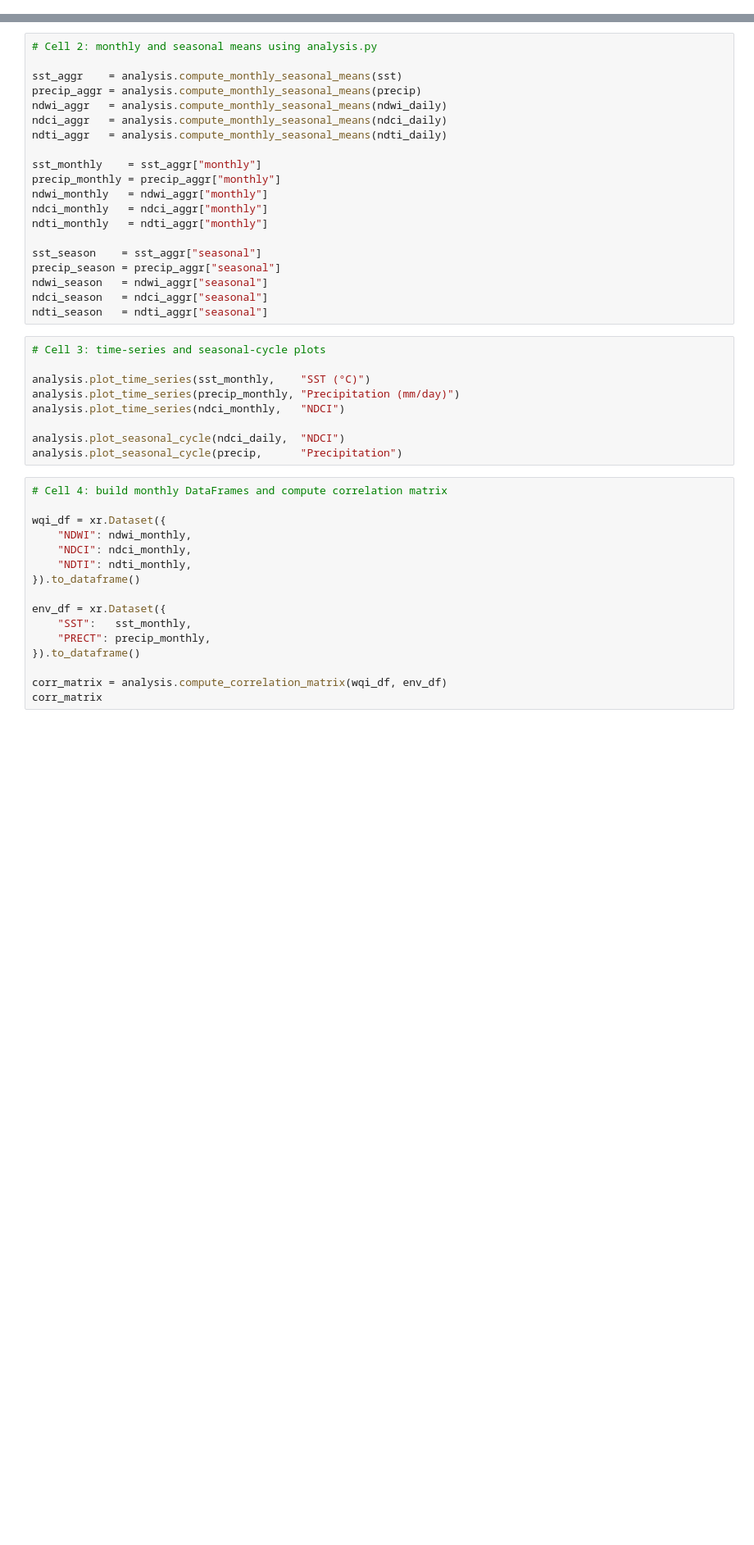
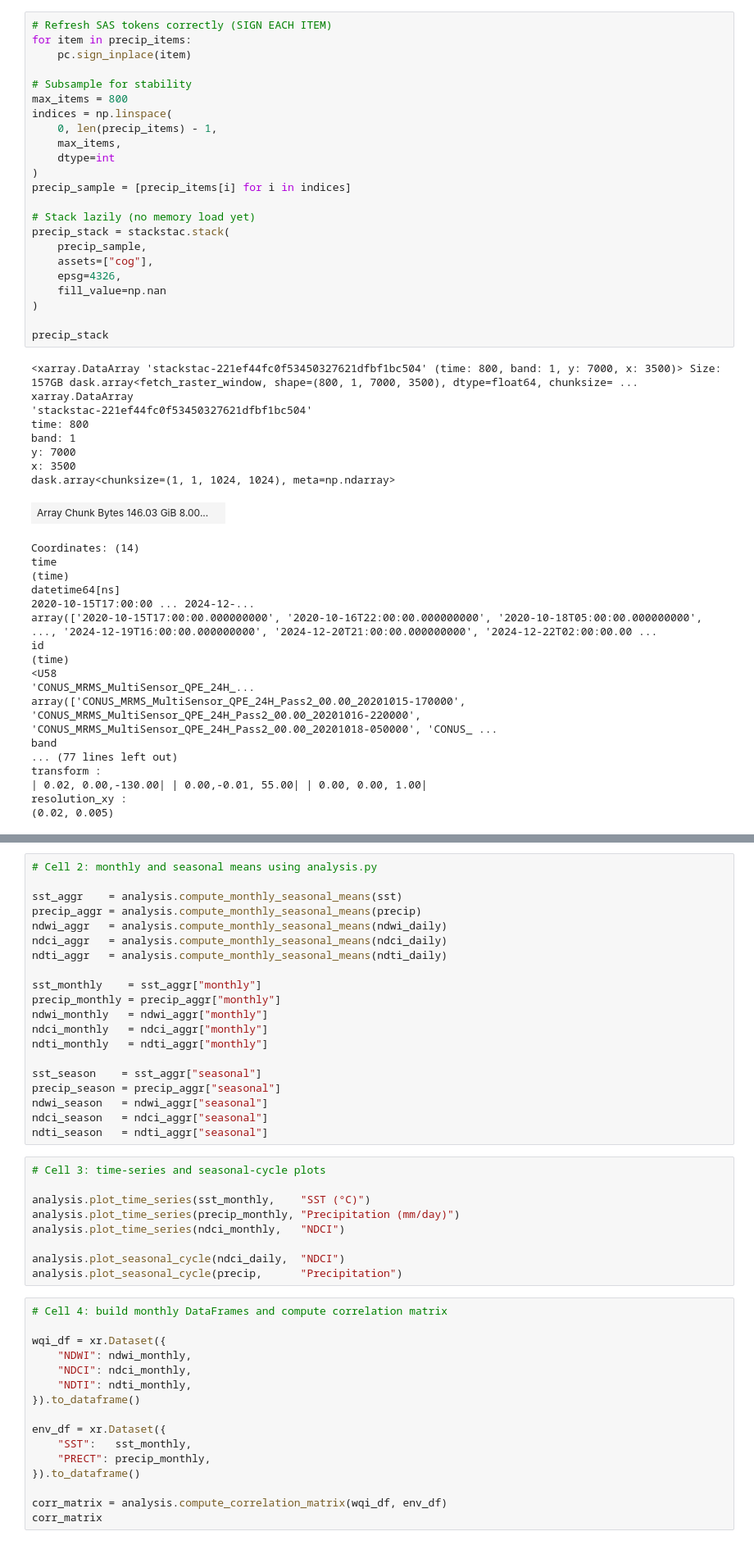
Before and after one commit to Gracey0201/tampa-bay-water-quality, a Jupyter notebook: Notebook.ipynb, the cells around one changed output, grey strips where cells are left out. Shown at 82% size. Drawn from its saved outputs; the diff is of its cells as text; blank space fills up the shorter version.

```diff
--- a/Notebook.ipynb
+++ b/Notebook.ipynb
@@ -323,0 +78,50 @@ precip = env["precip"]
+# %%
+# Refresh SAS tokens correctly (SIGN EACH ITEM)
+for item in precip_items:
+    pc.sign_inplace(item)
+
+# Subsample for stability
+max_items = 800
+indices = np.linspace(
+    0, len(precip_items) - 1,
+    max_items,
+    dtype=int
+)
+precip_sample = [precip_items[i] for i in indices]
+
+# Stack lazily (no memory load yet)
+precip_stack = stackstac.stack(
+    precip_sample,
+    assets=["cog"],
+    epsg=4326,
+    fill_value=np.nan
+)
+
+precip_stack
+# %% [output]
+<xarray.DataArray 'stackstac-221ef44fc0f53450327621dfbf1bc504' (time: 800, band: 1, y: 7000, x: 3500)> Size: 157GB dask.array<fetch_raster_window, shape=(800, 1, 7000, 3500), dtype=float64, chunksize= ...
+xarray.DataArray
+'stackstac-221ef44fc0f53450327621dfbf1bc504'
+time: 800
+band: 1
+y: 7000
+x: 3500
+dask.array<chunksize=(1, 1, 1024, 1024), meta=np.ndarray>
+| Array Chunk Bytes 146.03 GiB 8.00... |  |
+Coordinates: (14)
+time
+(time)
+datetime64[ns]
+2020-10-15T17:00:00 ... 2024-12-...
+array(['2020-10-15T17:00:00.000000000', '2020-10-16T22:00:00.000000000', '2020-10-18T05:00:00.000000000', ..., '2024-12-19T16:00:00.000000000', '2024-12-20T21:00:00.000000000', '2024-12-22T02:00:00.00 ...
+id
+(time)
+<U58
+'CONUS_MRMS_MultiSensor_QPE_24H_...
+array(['CONUS_MRMS_MultiSensor_QPE_24H_Pass2_00.00_20201015-170000', 'CONUS_MRMS_MultiSensor_QPE_24H_Pass2_00.00_20201016-220000', 'CONUS_MRMS_MultiSensor_QPE_24H_Pass2_00.00_20201018-050000', 'CONUS_ ...
+band
+... (77 lines left out)
+transform :
+| 0.02, 0.00,-130.00| | 0.00,-0.01, 55.00| | 0.00, 0.00, 1.00|
+resolution_xy :
+(0.02, 0.005)
```
Also changed, not shown: parts of 20 cells of this notebook, 4 other files.
